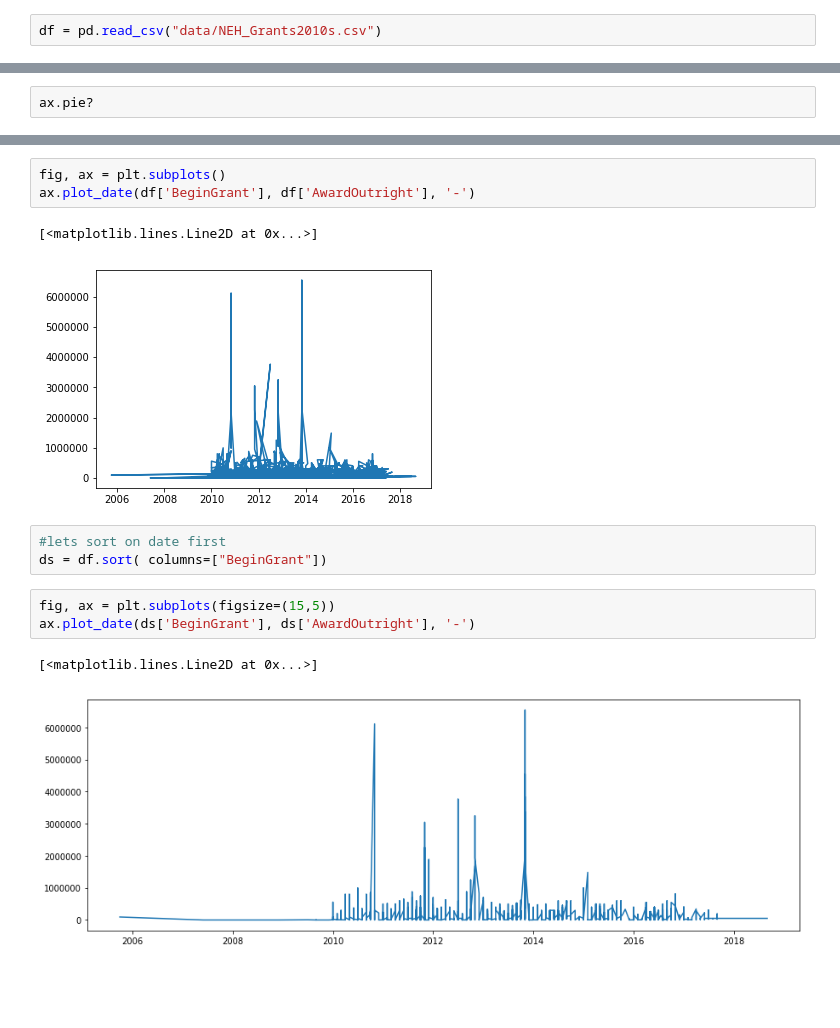
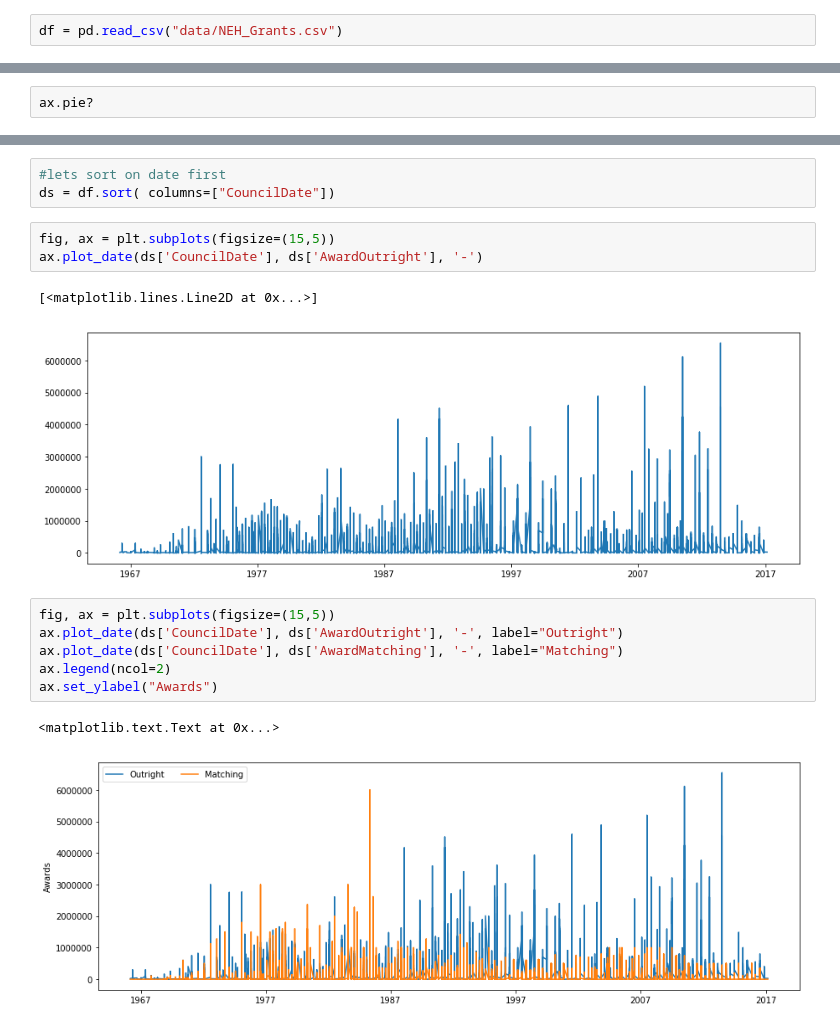
Before and after one commit to story645/neh, a Jupyter notebook: matplotlib_tutorial.ipynb, the cells around one changed output, grey strips where cells are left out. Drawn from its saved outputs; the diff is of its cells as text; blank space fills up the shorter version.

```diff
--- a/matplotlib_tutorial.ipynb
+++ b/matplotlib_tutorial.ipynb
@@ -38,7 +39,7 @@ pd.__version__
 # %% [output]
 '0.19.2'
 # %%
-df = pd.read_csv("data/NEH_Grants2010s.csv")
+df = pd.read_csv("data/NEH_Grants.csv")
 # %%
 df.info()
 # %% [output]
@@ -194,15 +206,18 @@ memory usage: 1.4+ MB
+# %%
+#lets sort on date first
+ds = df.sort( columns=["CouncilDate"])
 # %%
-fig, ax = plt.subplots()
-ax.plot_date(df['BeginGrant'], df['AwardOutright'], '-')
+fig, ax = plt.subplots(figsize=(15,5))
+ax.plot_date(ds['CouncilDate'], ds['AwardOutright'], '-')
 # %% [output]
 [<matplotlib.lines.Line2D at 0x...>]
-[figure, old version]
+[figure, new version]
-# %%
-#lets sort on date first
-ds = df.sort( columns=["BeginGrant"])
 # %%
 fig, ax = plt.subplots(figsize=(15,5))
-ax.plot_date(ds['BeginGrant'], ds['AwardOutright'], '-')
+ax.plot_date(ds['CouncilDate'], ds['AwardOutright'], '-', label="Outright")
+ax.plot_date(ds['CouncilDate'], ds['AwardMatching'], '-', label="Matching")
+ax.legend(ncol=2)
+ax.set_ylabel("Awards")
 # %% [output]
-[<matplotlib.lines.Line2D at 0x...>]
+<matplotlib.text.Text at 0x...>
-[figure, old version]
+[figure, new version]
```
Also changed, not shown: parts of 35 cells of this notebook, 1 other file.
